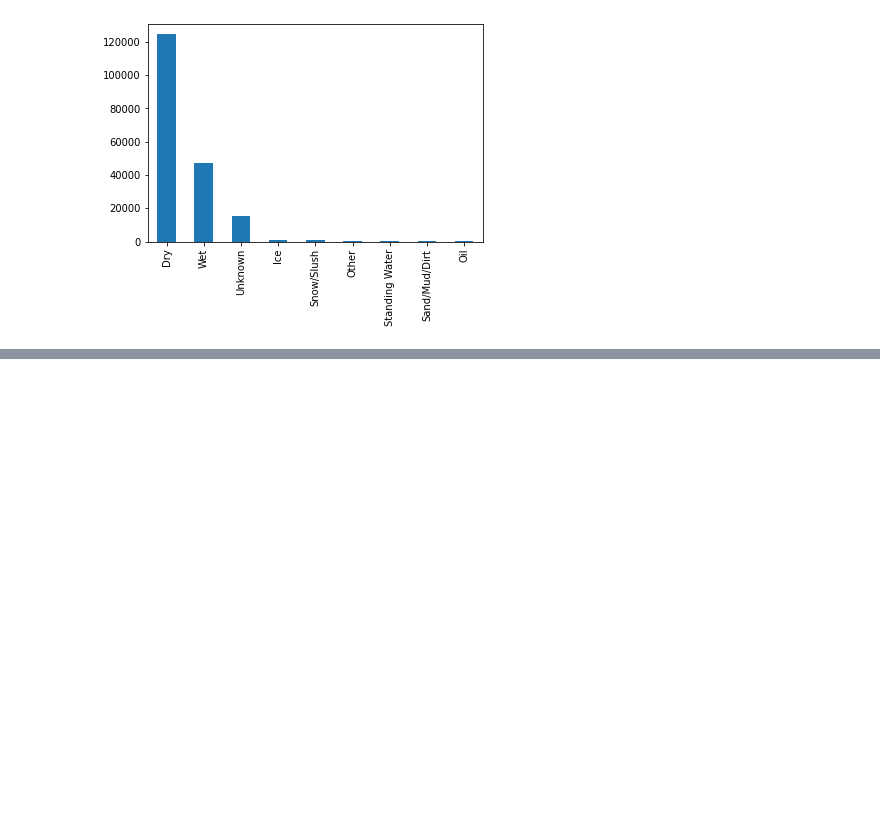
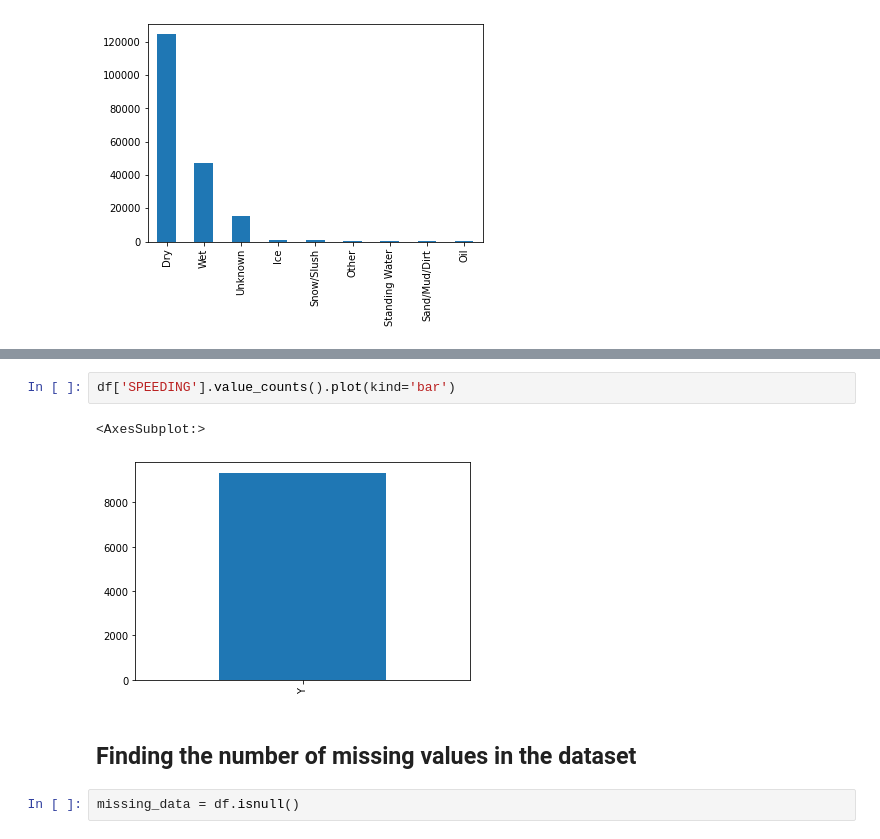
Before and after one commit to taniahabib1/Coursera_Capstone, a Jupyter notebook: Collision_dataset.ipynb, the cells around one changed output, grey strips where cells are left out. Cells and saved outputs as stored; diff of their text form; blank space fills up the shorter version.

```diff
--- a/Collision_dataset.ipynb
+++ b/Collision_dataset.ipynb
@@ -55,0 +91,9 @@ df['ROADCOND'].value_counts().plot(kind='bar')
+# %%
+df['SPEEDING'].value_counts().plot(kind='bar')
+# %% [output]
+<AxesSubplot:>
+[figure, added]
+# %% [markdown]
+## Finding the number of missing values in the dataset
+# %%
+missing_data = df.isnull()
```
Also changed, not shown: parts of 39 cells of this notebook.
